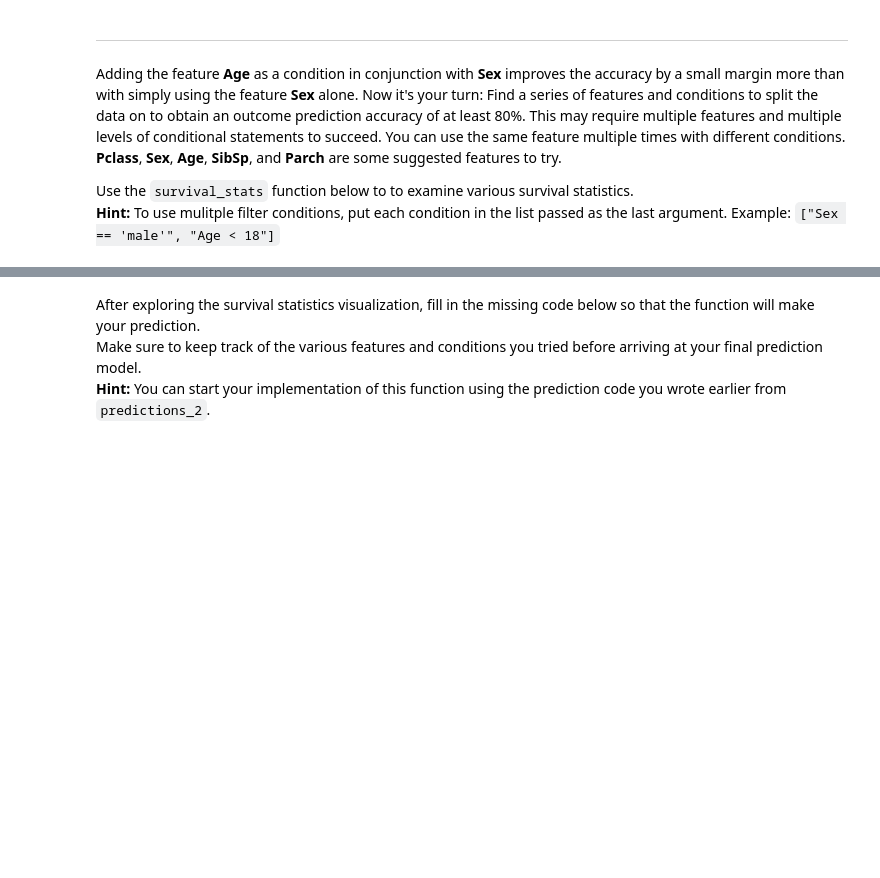
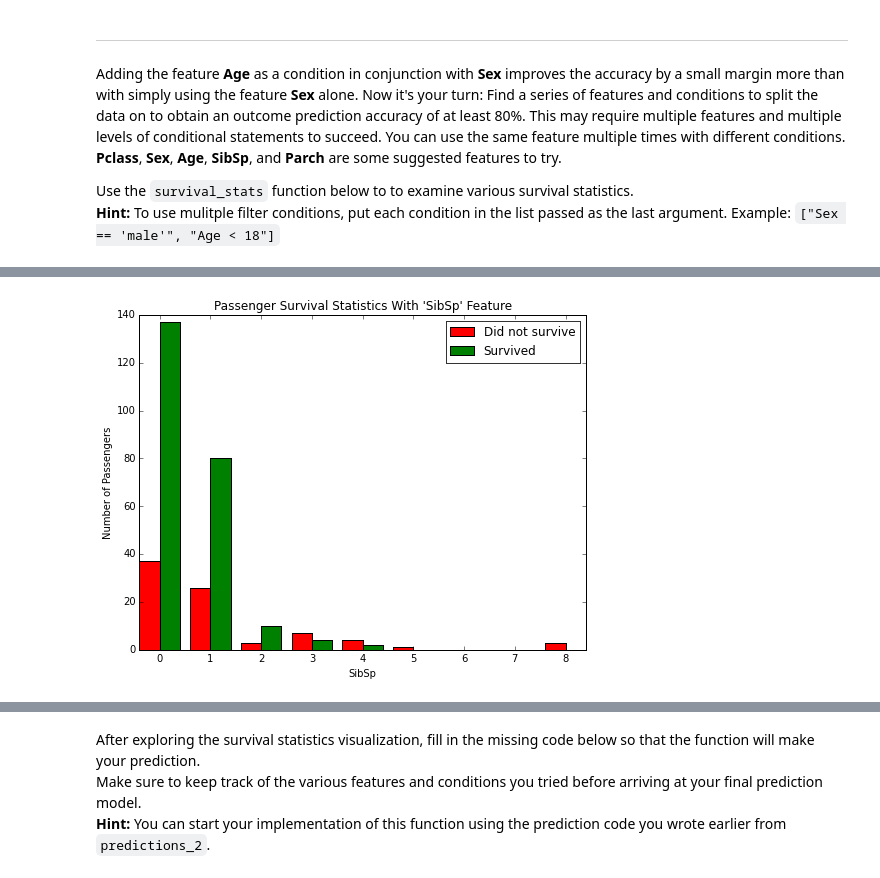
Before and after one commit to nymeowmeow/machine-learning, a Jupyter notebook: titanic_survival_exploration/titanic_survival_exploration.ipynb, the cells around one changed output, grey strips where cells are left out. Saved outputs shown, nothing was run; the diff lists cells and outputs as text; code cells hidden in the pictures; blank space fills up the shorter version.

```diff
--- a/titanic_survival_exploration/titanic_survival_exploration.ipynb
+++ b/titanic_survival_exploration/titanic_survival_exploration.ipynb
@@ -187,0 +211,4 @@ vs.survival_stats(data, outcomes, 'Age', ["Sex == 'male'", "Age < 18"])
+# %%
+vs.survival_stats(data, outcomes, 'SibSp', ["Sex == 'female'"])
+# %% [output]
+[figure, added]
```
Also changed, not shown: parts of 25 cells of this notebook.
